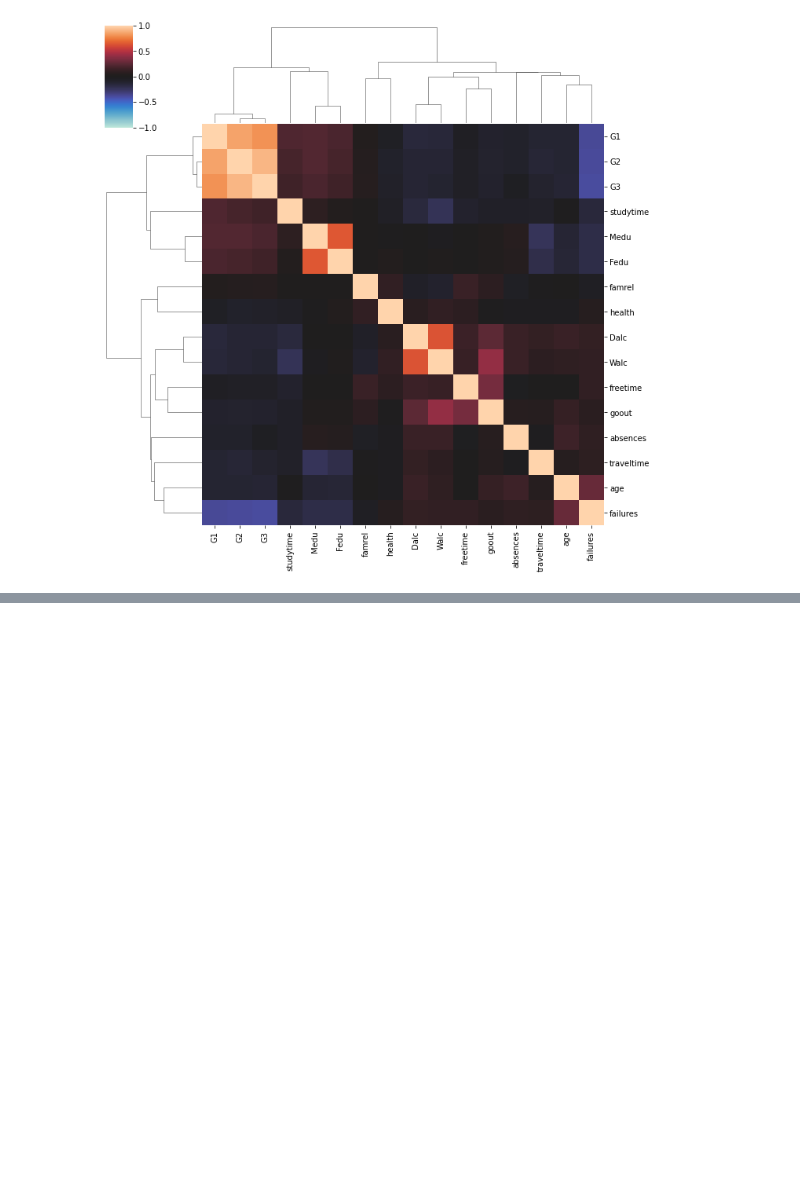
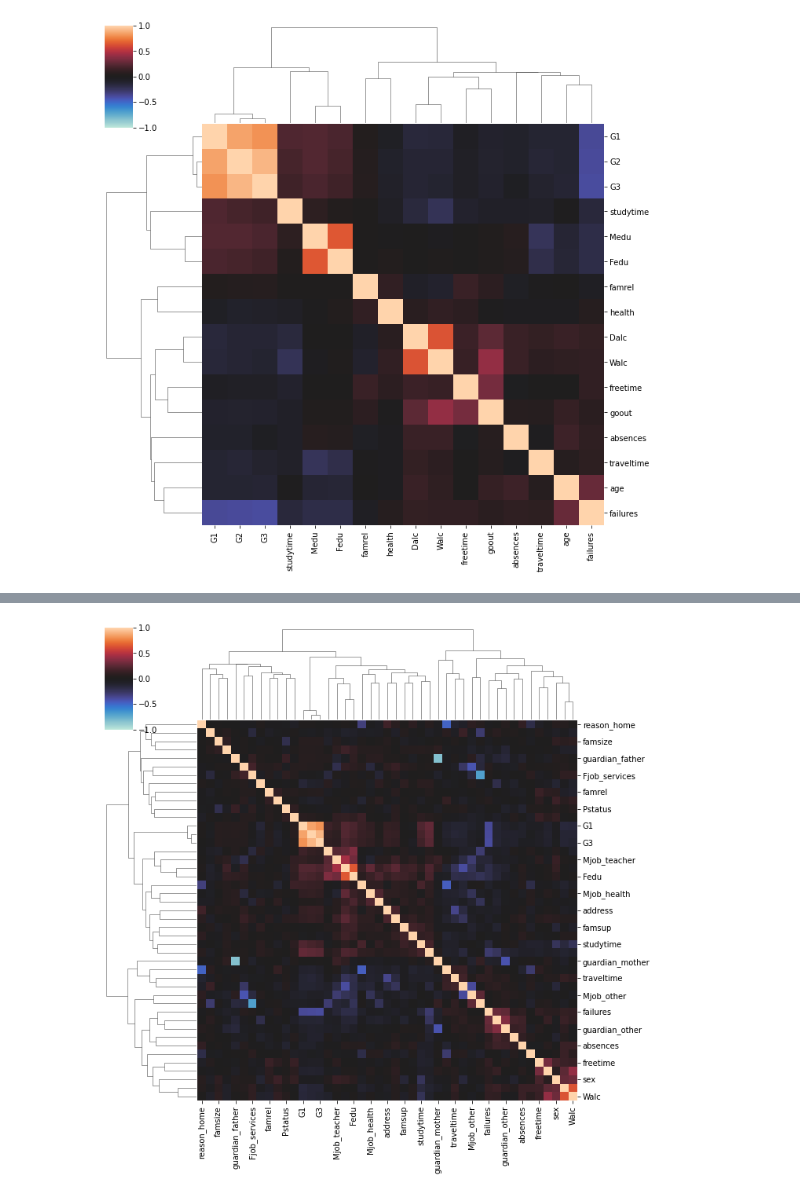
Before and after one commit to ViKarp/students, a Jupyter notebook: analis.ipynb, the cells around one changed output, grey strips where cells are left out. Drawn from its saved outputs; the diff is of its cells as text; code cells hidden in the pictures; blank space fills up the shorter version.

```diff
--- a/analis.ipynb
+++ b/analis.ipynb
@@ -146,0 +178,5 @@ corrplot(num_df, annot=None)
+# %%
+label_encoder = LabelEncoder()
+categ = ['sex', 'address','famsize','Pstatus','schoolsup','famsup','paid','activities','nursery','higher','internet','romantic']
+df[categ] = df[categ].apply(label_encoder.fit_transform)
+df
@@ -146,0 +197,3 @@ corrplot(num_df, annot=None)
+# %%
+df = pd.get_dummies(data =df, columns=["Mjob","Fjob", 'reason','guardian'])
+df
@@ -146,0 +214,4 @@ corrplot(num_df, annot=None)
+# %%
+col = ['age', 'Fedu','traveltime', 'studytime','famrel','freetime', 'goout','Dalc','Walc','health','absences']
+df[col]= df[col].apply(lambda x: (x-x.min())/(x.max()-x.min()), axis=0)
+df
@@ -146,0 +232,5 @@ corrplot(num_df, annot=None)
+# %%
+num_df = df.select_dtypes(exclude='object')
+corrplot(num_df, annot=None)
+# %% [output]
+[figure, added]
```
Also changed, not shown: parts of 17 cells of this notebook.
